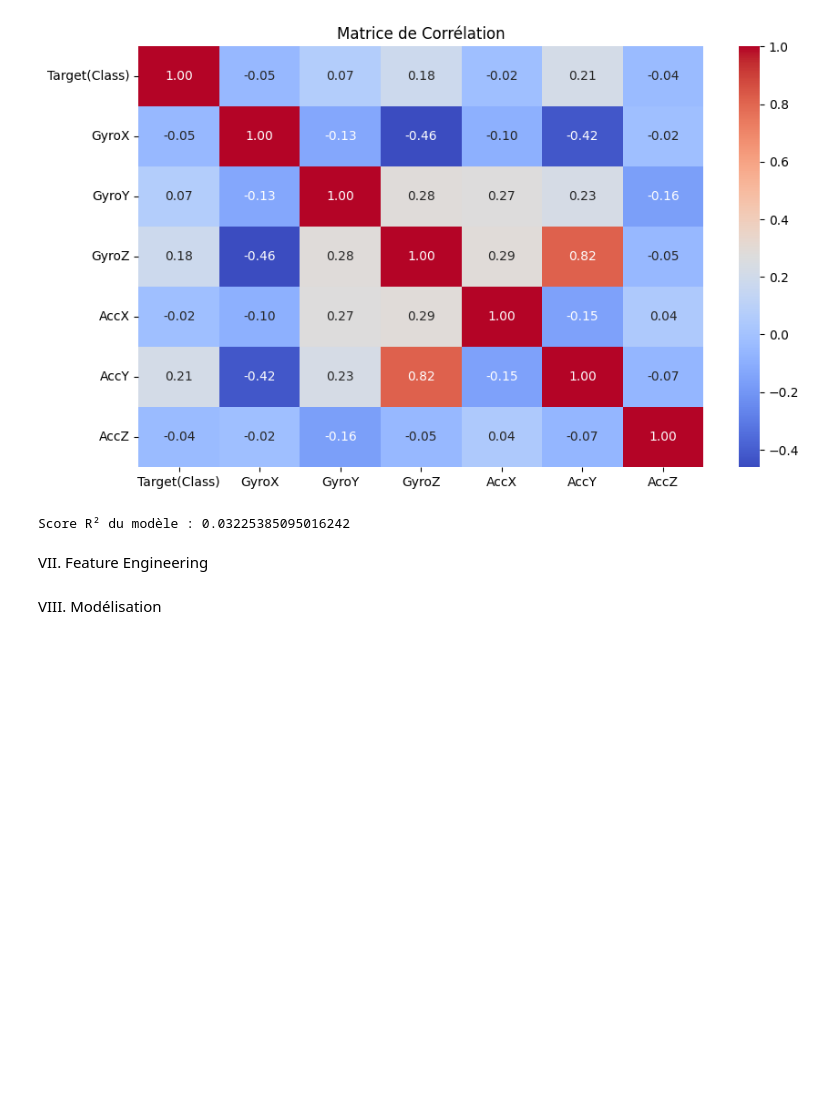
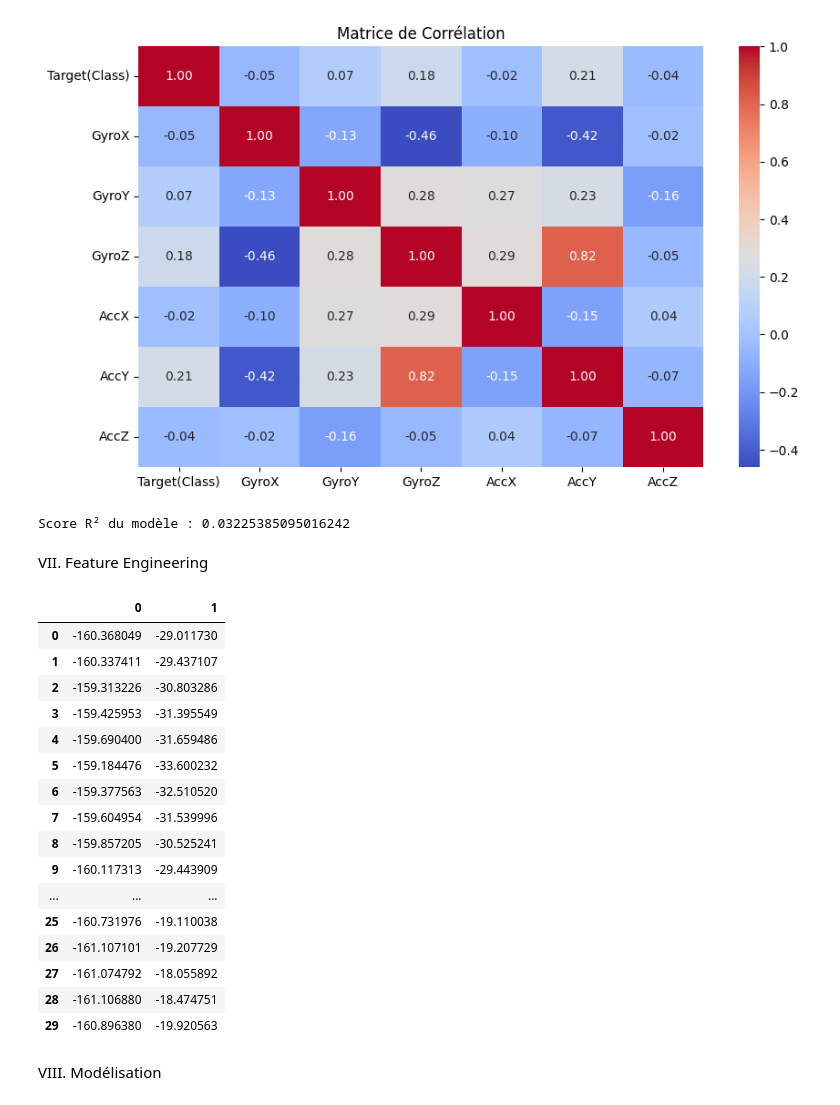
Before and after one commit to Quizoo20/Projet_IA, a Jupyter notebook: Projet2.ipynb, the cells around one changed output. Cells and saved outputs as stored; diff of their text form; code cells hidden in the pictures; blank space fills up the shorter version.

```diff
--- a/Projet2.ipynb
+++ b/Projet2.ipynb
@@ -174,5 +177,91 @@ print("Score R² du modèle :", model.score(X_test, y_test))
 Score R² du modèle : 0.03225385095016242
 # %% [markdown]
 VII. Feature Engineering
+# %%
+"""# Calcul de la norme d'accélération
+ACC = np.sqrt(df['AccX']**2 + df['AccY']**2 + df['AccZ']**2)
+
+# Calcul de la norme du Gyro
+GYRO = np.sqrt(df['GyroX']**2 + df['GyroY']**2 + df['GyroZ']**2)
+
+# Ajout des nouvelles colonnes au DataFrame
+df['ACC'] = ACC
+df['GYRO'] = GYRO
+
+# Calcul de la moyenne de l'accélération et gyro
+mean_ACC = df_cleaned['ACC'].mean()
+mean_GYRO = df_cleaned['GYRO'].mean()
+
+# Calcul de la médiane
+median_ACC = df_cleaned['ACC'].median()
+median_GYRO = df_cleaned['GYRO'].median()
+
+# Calcul de la variance
+var_ACC = df_cleaned['ACC'].var()
+var_GYRO = df_cleaned['GYRO'].var()
+
+# Différence entre 2 valeurs d'accélération
+diff_ACC = df_cleaned['ACC'].diff()
+
+# Différence entre 2 valeurs de Gyro
+diff_GYRO = df_cleaned['GYRO'].diff()
+
+# Calcul du minimum de l'accélération et Gyro
+min_ACC = df_cleaned['ACC'].min()
+min_GYRO = df_cleaned['GYRO'].min()
+
+# Calcul du maximum de l'accélération et Gyro
+max_ACC = df_cleaned['ACC'].max()
+max_GYRO = df_cleaned['GYRO'].max()
+min_ACC = df_cleaned['ACC'].min()
+min_GYRO = df_cleaned['GYRO'].min()
+
+# Calcul de la somme de l'accélération et Gyro
+sum_ACC = df_cleaned['ACC'].sum()
+sum_GYRO = df_cleaned['GYRO'].sum()
+
+# Ratio de deux accélérations par axe
+ratio_ACC_XY = df_cleaned['AccX'] / df_cleaned['AccY']
+ratio_ACC_YZ = df_cleaned['AccY'] / df_cleaned['AccZ']
+ratio_ACC_ZX = df_cleaned['AccZ'] / df_cleaned['AccX']
+ratio_ACC_ZY = df_cleaned['AccZ'] / df_cleaned['AccY']
+ratio_ACC_XZ = df_cleaned['AccX'] / df_cleaned['AccZ']
+ratio_ACC_YX = df_cleaned['AccY'] / df_cleaned['AccX']"""
+
+# Pour la suite, on utilisera le fichier features_14 étant le résultat d'un feature engineering assez poussé
+
+df_features = pd.read_csv('features_14.csv')
+
+df_features.head(100)
+
+df_features_ST = df_features.drop(columns=["Target"])  # ST => Sans Target
+
+# Analyse en Composante Principale (ACP)
+
+pca = PCA(n_components=0.92)      # L'ACP se fait à 92% d'inertie comme indiqué dans le cours car c'est une solution optimisé
+pincipalComentpons = pca.fit_transform(df_features_ST)
+df_pca = pd.DataFrame(data = pincipalComentpons)
+df_pca
+
+# Pour la classification, faire les matrices de confusions pour regarder si c'est bien fait et regarder l'accuracy
+# Il faut faire une présentation classique pour l'oral, comme si c'était un projet classique
+# %% [output]
+|  | 0 | 1 |
+| 0 | -160.368049 | -29.011730 |
+| 1 | -160.337411 | -29.437107 |
+| 2 | -159.313226 | -30.803286 |
+| 3 | -159.425953 | -31.395549 |
+| 4 | -159.690400 | -31.659486 |
+| 5 | -159.184476 | -33.600232 |
+| 6 | -159.377563 | -32.510520 |
+| 7 | -159.604954 | -31.539996 |
+| 8 | -159.857205 | -30.525241 |
+| 9 | -160.117313 | -29.443909 |
+| ... | ... | ... |
+| 25 | -160.731976 | -19.110038 |
+| 26 | -161.107101 | -19.207729 |
+| 27 | -161.074792 | -18.055892 |
+| 28 | -161.106880 | -18.474751 |
+| 29 | -160.896380 | -19.920563 |
 # %% [markdown]
 VIII. Modélisation
```
Also changed, not shown: parts of 9 cells of this notebook.
